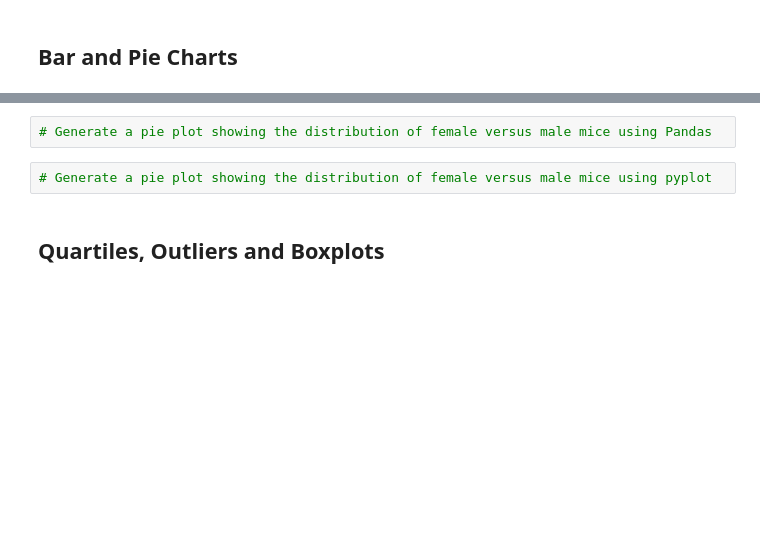
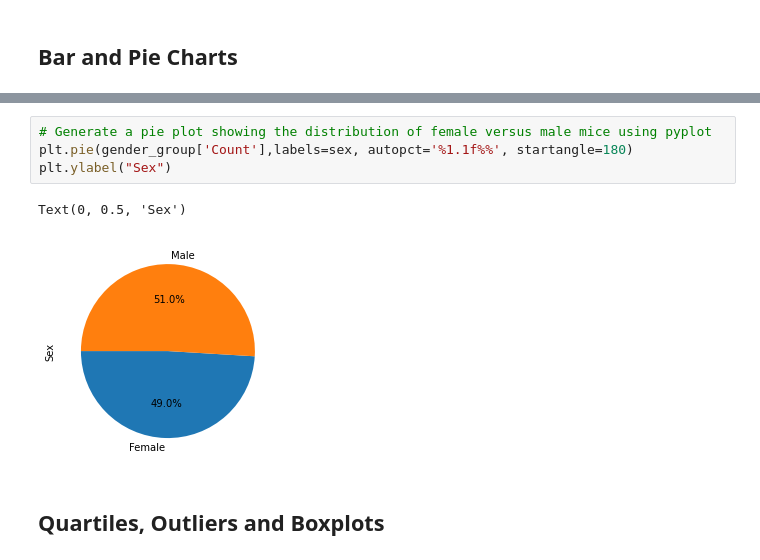
Before and after one commit to melorebecca/05-Matplotlib, a Jupyter notebook: pymaceuticals_starter.ipynb, the cells around one changed output, grey strips where cells are left out. Saved outputs shown, nothing was run; the diff lists cells and outputs as text; blank space fills up the shorter version.

```diff
--- a/pymaceuticals_starter.ipynb
+++ b/pymaceuticals_starter.ipynb
@@ -140,7 +177,10 @@ drug_agg_df
 # %%
-# Generate a pie plot showing the distribution of female versus male mice using Pandas
+# Generate a pie plot showing the distribution of female versus male mice using pyplot
+plt.pie(gender_group['Count'],labels=sex, autopct='%1.1f%%', startangle=180)
+plt.ylabel("Sex")
+# %% [output]
+Text(0, 0.5, 'Sex')
+[figure, added]
-# %%
-# Generate a pie plot showing the distribution of female versus male mice using pyplot
 # %% [markdown]
 ## Quartiles, Outliers and Boxplots
 # %%
```
Also changed, not shown: parts of 5 cells of this notebook.
